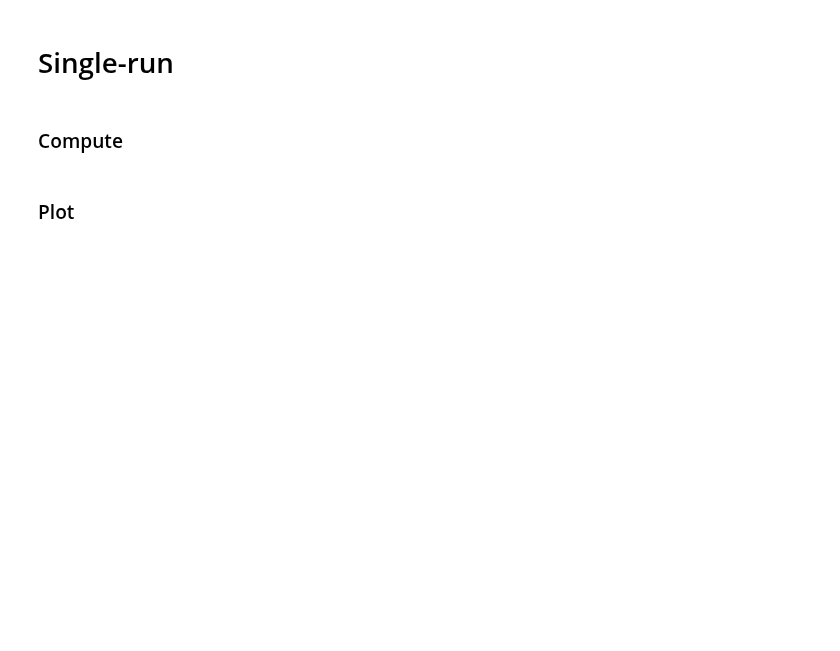
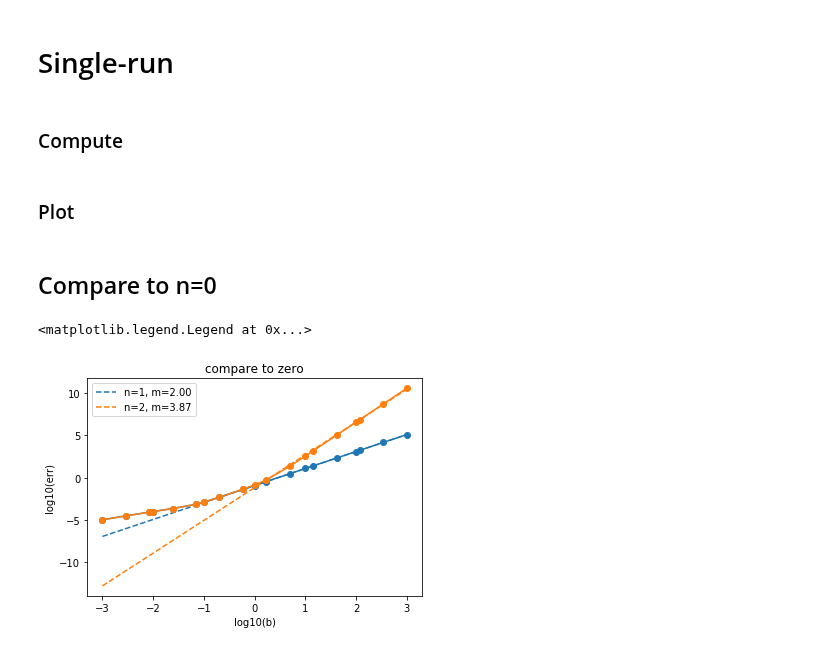
Before and after one commit to OliverEvans96/kelp, a Jupyter notebook: code/python/MMSMisc.ipynb, the cells around one changed output. Saved outputs shown, nothing was run; the diff lists cells and outputs as text; code cells hidden in the pictures; blank space fills up the shorter version.

Commit message:
Add compare to zero to MMSMisc

```diff
--- a/code/python/MMSMisc.ipynb
+++ b/code/python/MMSMisc.ipynb
@@ -675,3 +675,47 @@ ax4.set_xlabel('n')
 ax4.set_ylabel('avg. tot. err.')
 ax4.set_yscale('linear')
 ax4.legend()
+# %% [markdown]
+## Compare to n=0
+# %%
+#norm = lambda x: np.linalg.norm(np.ravel(x), ord=2)
+#norm = lambda x: np.sqrt(np.sum(x)**2/np.size(x))
+norm = lambda x: np.mean(np.abs(x))
+
+b_list, num_scatters_list = kelp_analyze.get_unique_vals(conn, study_name, ['b', 'num_scatters'])
+
+zero_rad = []
+for num_scatters in num_scatters_list:
+    err_list = []
+    for i, b in enumerate(b_list):
+        results_list = kelp_analyze.query_results(
+            conn, study_name,
+            b=b,
+            num_scatters=num_scatters,
+        )
+
+        rad = results_list[0]['rad'][:]
+
+        if num_scatters == 0:
+            zero_rad.append(rad)
+        else:
+            err = norm(rad - zero_rad[i])
+            err_list.append(err)
+
+    if num_scatters > 0:
+        b_arr = np.array(b_list)
+        err_arr = np.array(err_list)
+
+        conv.plot_lin_fit(
+            np.log10(b_arr), np.log10(err_arr),
+            0*min(np.log(b_arr)), max(np.log(b_arr)),
+            xlabel='log10(b)', ylabel='log10(err)',
+            label='n=%d, m={m:.2f}' % num_scatters
+        )
+
+    plt.title('compare to zero')
+
+plt.legend()
+# %% [output]
+<matplotlib.legend.Legend at 0x...>
+[figure, added]
```
